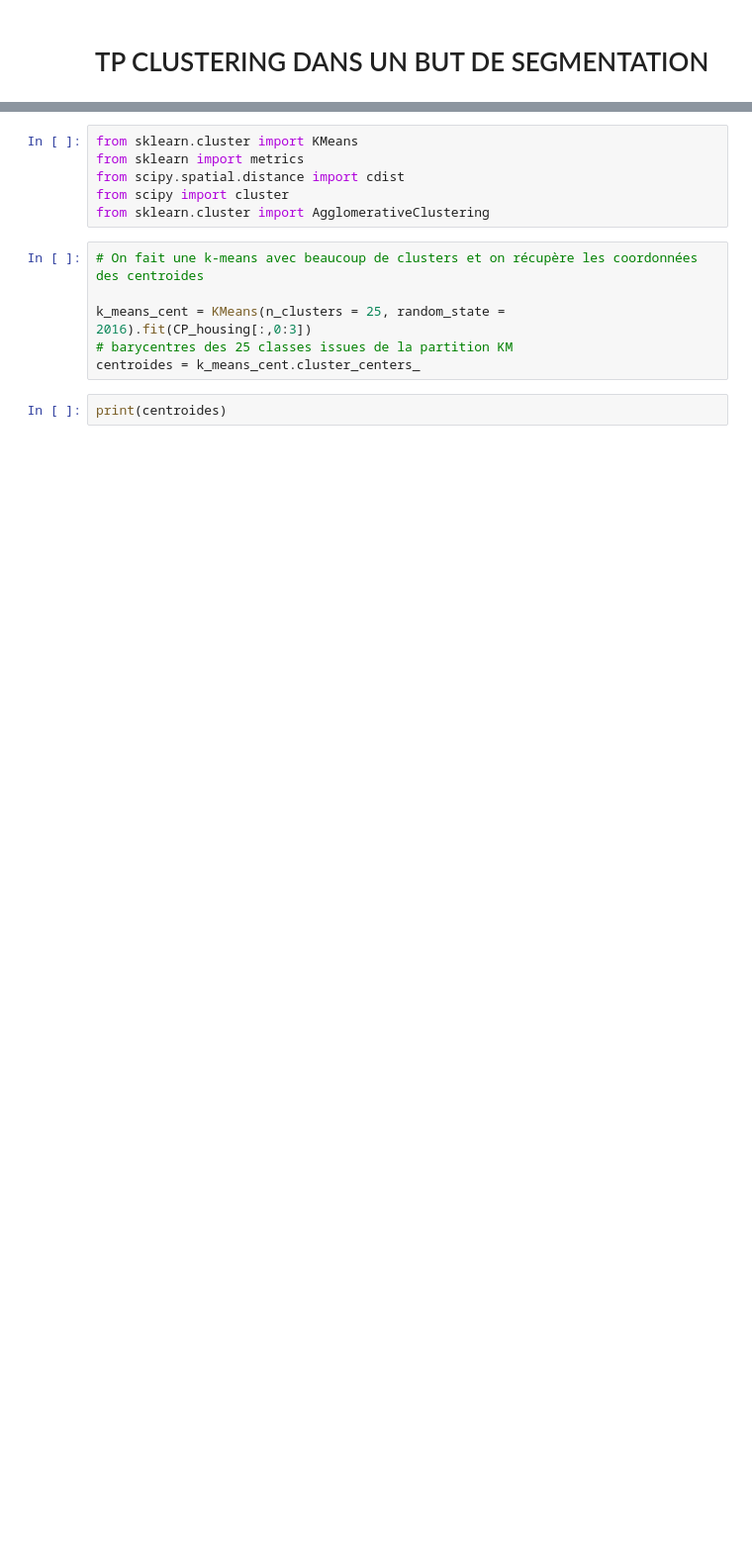
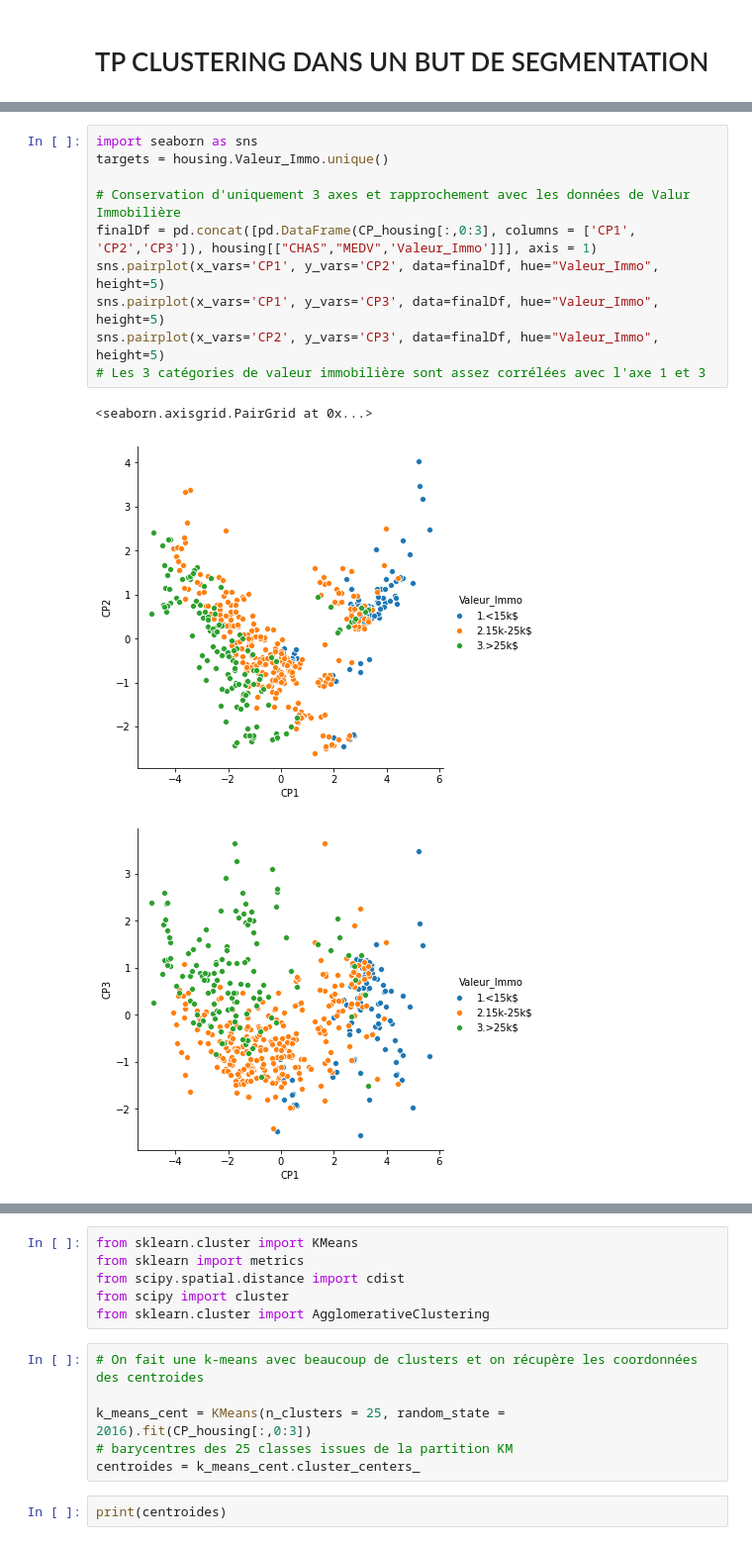
Before and after one commit to wil0u/python-formation-3, a Jupyter notebook: notebooks/TP_MLPython_ClusteringBoston.ipynb, the cells around one changed output, grey strips where cells are left out. Shown at 99% size. Cells and saved outputs as stored; diff of their text form; blank space fills up the shorter version.

```diff
--- a/notebooks/TP_MLPython_ClusteringBoston.ipynb
+++ b/notebooks/TP_MLPython_ClusteringBoston.ipynb
@@ -256,0 +152,14 @@ puis on fait une classification hiérarchique sur les centroides.
+# %%
+import seaborn as sns
+targets = housing.Valeur_Immo.unique()
+
+# Conservation d'uniquement 3 axes et rapprochement avec les données de Valur Immobilière
+finalDf = pd.concat([pd.DataFrame(CP_housing[:,0:3], columns = ['CP1', 'CP2','CP3']), housing[["CHAS","MEDV",'Valeur_Immo']]], axis = 1)
+sns.pairplot(x_vars='CP1', y_vars='CP2', data=finalDf, hue="Valeur_Immo", height=5)
+sns.pairplot(x_vars='CP1', y_vars='CP3', data=finalDf, hue="Valeur_Immo", height=5)
+sns.pairplot(x_vars='CP2', y_vars='CP3', data=finalDf, hue="Valeur_Immo", height=5)
+# Les 3 catégories de valeur immobilière sont assez corrélées avec l'axe 1 et 3
+# %% [output]
+<seaborn.axisgrid.PairGrid at 0x...>
+[figure, added]
+[figure, added]
```
Also changed, not shown: parts of 86 cells of this notebook, 1 other file.
